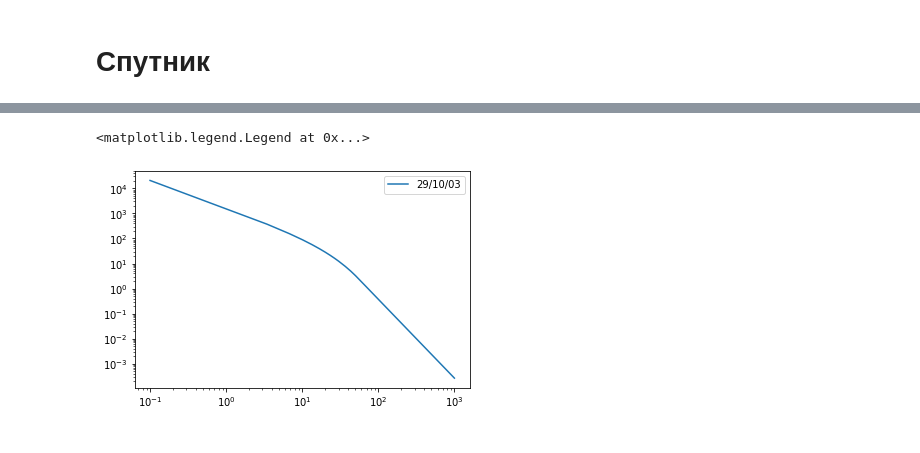
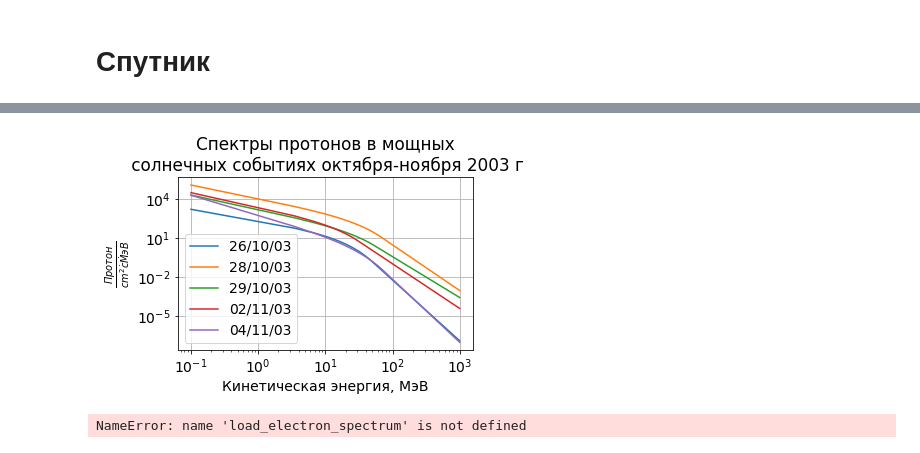
Before and after one commit to Zelenyy/phd-code, a Jupyter notebook: notebooks/01.PhD-fugures.ipynb, the cells around one changed output, grey strips where cells are left out. Saved outputs shown, nothing was run; the diff lists cells and outputs as text; code cells hidden in the pictures.

```diff
--- a/notebooks/01.PhD-fugures.ipynb
+++ b/notebooks/01.PhD-fugures.ipynb
@@ -5,13 +5,13 @@ import matplotlib.pyplot as plt
 import os
 import star
 # %%
-# mpl.rcParams.update(
-#     {'font.family': 'sans-serif',
-#      'font.size': 16,
-#      'axes.labelsize': 16,
-#      'xtick.labelsize': 16,
-#      'ytick.labelsize': 16,
-#      'legend.fontsize': 16})
+mpl.rcParams.update(
+    {'font.family': 'sans-serif',
+     'font.size': 16,
+     'axes.labelsize': 16,
+     'xtick.labelsize': 16,
+     'ytick.labelsize': 16,
+     'legend.fontsize': 16})
 # %%
 image_path = '/home/zelenyy/npm/another/scientific-papers/Russian-Phd-LaTeX-Dissertation/Dissertation/images/thunderstorm/'
 # %% [markdown]
@@ -144,6 +144,14 @@ for h in np.arange(0, 17000, 1000):
 # Убегающие электроны
 # %% [markdown]
 # Спутник
+# %%
+mpl.rcParams.update(
+    {'font.family': 'sans-serif',
+     'font.size': 14,
+     'axes.labelsize': 14,
+     'xtick.labelsize': 14,
+     'ytick.labelsize': 14,
+     'legend.fontsize': 14})
 # %%
 sat_image_path = '/home/zelenyy/npm/another/scientific-papers/Russian-Phd-LaTeX-Dissertation/Dissertation/images/satellite/'
 # %%
@@ -152,12 +162,35 @@ scr_parameters = get_parameters()
 # %%
 
 energy = np.linspace(0.1, 1000, num=300)
 for parameters in scr_parameters:
     data = scr_proton_spectrum(energy, parameters)
     plt.plot(energy, data/parameters.dt, label=parameters.event)
+plt.title("Спектры протонов в мощных\n солнечных событиях октября-ноября 2003 г")
 plt.yscale("log")
 plt.xscale("log")
+plt.grid()
+plt.xlabel("Кинетическая энергия, МэВ")
+plt.ylabel(r"$\frac{Протон}{cm^2\dot c\dot МэВ}$")
 plt.legend()
+plt.tight_layout()
+plt.savefig(os.path.join(sat_image_path, "proton_spectrum.pdf"), format="pdf", transparent=True)
 # %% [output]
-<matplotlib.legend.Legend at 0x...>
-[figure, old version]
+[figure, new version]
+# %%
+energy = np.linspace(0.01, 100, num=300)
+path = "/mnt/storage2/phd/data/satellite/Theory/electron_spectrum_jgr_110_2005.dat"
+electon_parameters  = load_electron_spectrum(path)
+for parameters in electon_parameters:
+    data = scr_electron_spectrum(energy, parameters)
+    plt.plot(energy, data/parameters.dt, label=parameters.event)
+plt.title("Спектры солнечных энергичных электронов 2005 г")
+plt.yscale("log")
+plt.xscale("log")
+plt.grid()
+plt.xlabel("Кинетическая энергия, МэВ")
+plt.ylabel(r"$\frac{Электрон}{cm^2\dot c\dot МэВ}$")
+plt.legend()
+plt.tight_layout()
+plt.savefig(os.path.join(sat_image_path, "electron_spectrum.pdf"), format="pdf", transparent=True)
+# %% [output]
+NameError: name 'load_electron_spectrum' is not defined
```
Also changed, not shown: parts of 1 cell of this notebook, 7 other files.
